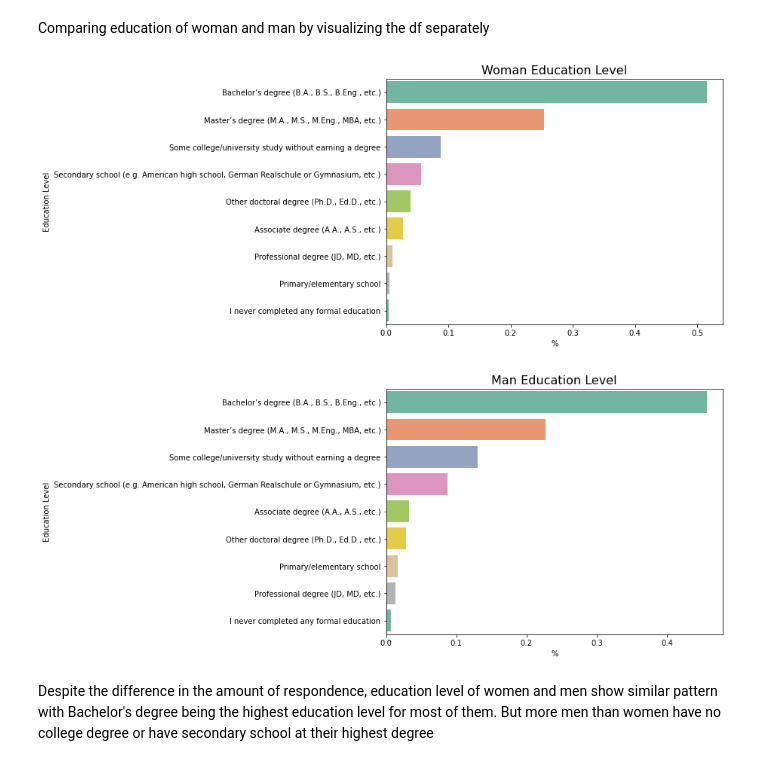
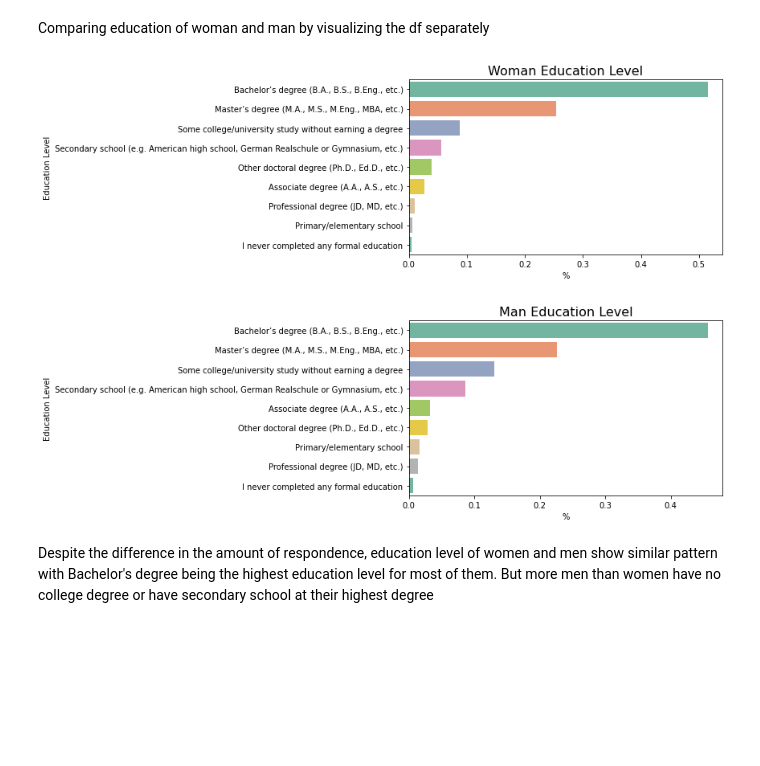
Before and after one commit to WidyaPuspitaloka/StackOverflow_2020_Developer_Survey, a Jupyter notebook: StackOverflow-Developer-Survey-Analysis-2020/StackOverflow2020-Developer-Survey-Analysis.ipynb, the cells around one changed output. Cells and saved outputs as stored; diff of their text form; code cells hidden in the pictures; blank space fills up the shorter version.

Commit message:
modify: adding medium link, modifying plots

```diff
--- a/StackOverflow-Developer-Survey-Analysis-2020/StackOverflow2020-Developer-Survey-Analysis.ipynb
+++ b/StackOverflow-Developer-Survey-Analysis-2020/StackOverflow2020-Developer-Survey-Analysis.ipynb
@@ -889,23 +889,23 @@ df_woman_edu.sort_values('Respondent', ascending=False, inplace=True)
 df_man_edu.sort_values('Respondent', ascending=False, inplace=True)
 # %%
 #visualize education level of woman
-plt.figure(figsize=[8,6])
+plt.figure(figsize=[7,4])
 sns.barplot( y = 'EdLevel' , x = 'WomanPerc', data = df_woman_edu, palette = sns.color_palette("Set2"))
 plt.title('Woman Education Level', fontsize = 16)
 plt.xlabel("%")
 plt.ylabel("Education Level")
 
 #visualize education level of man
-plt.figure(figsize=[8,6])
+plt.figure(figsize=[7,4])
 sns.barplot( y = 'EdLevel' , x = 'ManPerc', data = df_man_edu, palette = sns.color_palette("Set2"))
 plt.title('Man Education Level', fontsize = 16)
 plt.xlabel("%")
 plt.ylabel("Education Level")
 
 plt.show()
 # %% [output]
-[figure, old version]
+[figure, new version]
-[figure, old version]
+[figure, new version]
 # %% [markdown]
 Despite the difference in the amount of respondence, education level of women and men show similar pattern with Bachelor's degree being the highest education level for most of them. But more men than women have no college degree or have secondary school at their highest degree
 # %% [markdown]
```
Also changed, not shown: parts of 18 cells of this notebook.
